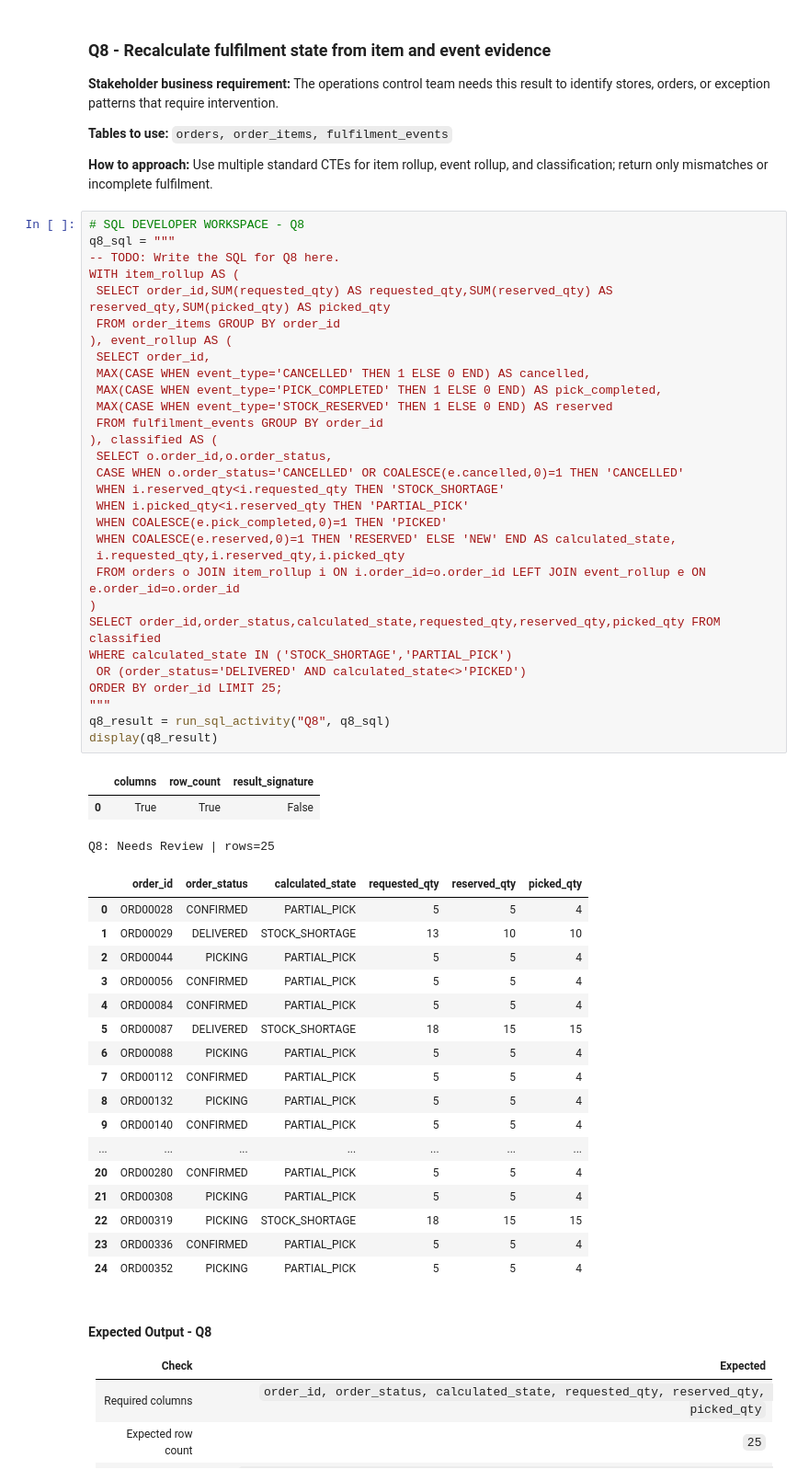
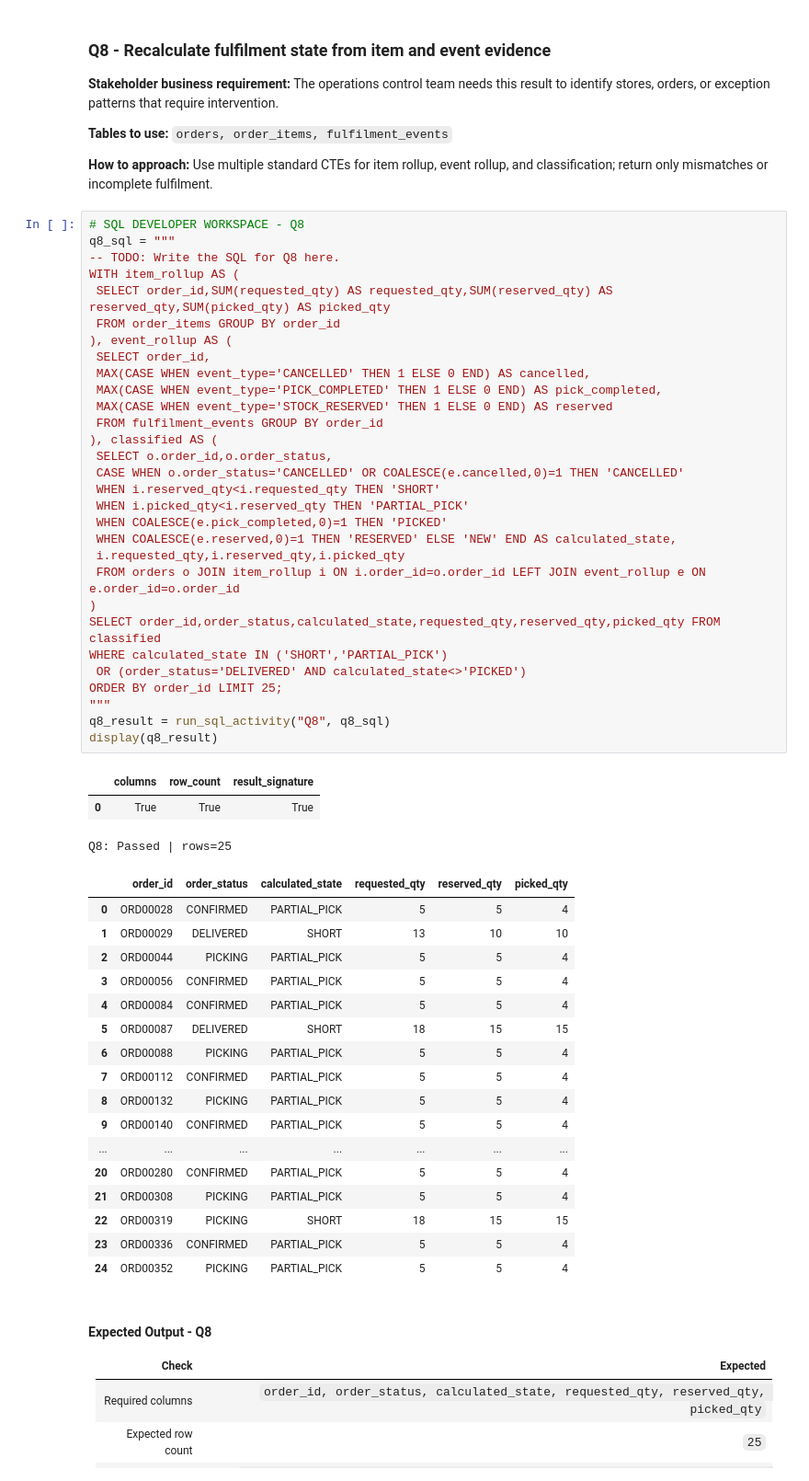
Before and after one commit to adhh0715/zepto-dark-store-stock-control, a Jupyter notebook: Zepto_Dark_Store_Order_Stock_Control.ipynb, the cells around one changed output. Shown at 92% size. Drawn from its saved outputs; the diff is of its cells as text.

```diff
--- a/Zepto_Dark_Store_Order_Stock_Control.ipynb
+++ b/Zepto_Dark_Store_Order_Stock_Control.ipynb
@@ -1718,42 +1718,42 @@ Q7: Passed | rows=4
 q8_sql = """
 -- TODO: Write the SQL for Q8 here.
 WITH item_rollup AS (
  SELECT order_id,SUM(requested_qty) AS requested_qty,SUM(reserved_qty) AS reserved_qty,SUM(picked_qty) AS picked_qty
  FROM order_items GROUP BY order_id
 ), event_rollup AS (
  SELECT order_id,
  MAX(CASE WHEN event_type='CANCELLED' THEN 1 ELSE 0 END) AS cancelled,
  MAX(CASE WHEN event_type='PICK_COMPLETED' THEN 1 ELSE 0 END) AS pick_completed,
  MAX(CASE WHEN event_type='STOCK_RESERVED' THEN 1 ELSE 0 END) AS reserved
  FROM fulfilment_events GROUP BY order_id
 ), classified AS (
  SELECT o.order_id,o.order_status,
  CASE WHEN o.order_status='CANCELLED' OR COALESCE(e.cancelled,0)=1 THEN 'CANCELLED'
- WHEN i.reserved_qty<i.requested_qty THEN 'STOCK_SHORTAGE'
+ WHEN i.reserved_qty<i.requested_qty THEN 'SHORT'
  WHEN i.picked_qty<i.reserved_qty THEN 'PARTIAL_PICK'
  WHEN COALESCE(e.pick_completed,0)=1 THEN 'PICKED'
  WHEN COALESCE(e.reserved,0)=1 THEN 'RESERVED' ELSE 'NEW' END AS calculated_state,
  i.requested_qty,i.reserved_qty,i.picked_qty
  FROM orders o JOIN item_rollup i ON i.order_id=o.order_id LEFT JOIN event_rollup e ON e.order_id=o.order_id
 )
 SELECT order_id,order_status,calculated_state,requested_qty,reserved_qty,picked_qty FROM classified
-WHERE calculated_state IN ('STOCK_SHORTAGE','PARTIAL_PICK')
+WHERE calculated_state IN ('SHORT','PARTIAL_PICK')
  OR (order_status='DELIVERED' AND calculated_state<>'PICKED')
 ORDER BY order_id LIMIT 25;
 """
 q8_result = run_sql_activity("Q8", q8_sql)
 display(q8_result)
 # %% [output]
 |  | columns | row_count | result_signature |
-| 0 | True | True | False |
+| 0 | True | True | True |
-Q8: Needs Review | rows=25
+Q8: Passed | rows=25
 |  | order_id | order_status | calculated_state | requested_qty | reserved_qty | picked_qty |
 | 0 | ORD00028 | CONFIRMED | PARTIAL_PICK | 5 | 5 | 4 |
-| 1 | ORD00029 | DELIVERED | STOCK_SHORTAGE | 13 | 10 | 10 |
+| 1 | ORD00029 | DELIVERED | SHORT | 13 | 10 | 10 |
 | 2 | ORD00044 | PICKING | PARTIAL_PICK | 5 | 5 | 4 |
 | 3 | ORD00056 | CONFIRMED | PARTIAL_PICK | 5 | 5 | 4 |
 | 4 | ORD00084 | CONFIRMED | PARTIAL_PICK | 5 | 5 | 4 |
-| 5 | ORD00087 | DELIVERED | STOCK_SHORTAGE | 18 | 15 | 15 |
+| 5 | ORD00087 | DELIVERED | SHORT | 18 | 15 | 15 |
 | 6 | ORD00088 | PICKING | PARTIAL_PICK | 5 | 5 | 4 |
 | 7 | ORD00112 | CONFIRMED | PARTIAL_PICK | 5 | 5 | 4 |
 | 8 | ORD00132 | PICKING | PARTIAL_PICK | 5 | 5 | 4 |
@@ -1761,7 +1761,7 @@ Q8: Needs Review | rows=25
 | ... | ... | ... | ... | ... | ... | ... |
 | 20 | ORD00280 | CONFIRMED | PARTIAL_PICK | 5 | 5 | 4 |
 | 21 | ORD00308 | PICKING | PARTIAL_PICK | 5 | 5 | 4 |
-| 22 | ORD00319 | PICKING | STOCK_SHORTAGE | 18 | 15 | 15 |
+| 22 | ORD00319 | PICKING | SHORT | 18 | 15 | 15 |
 | 23 | ORD00336 | CONFIRMED | PARTIAL_PICK | 5 | 5 | 4 |
 | 24 | ORD00352 | PICKING | PARTIAL_PICK | 5 | 5 | 4 |
 # %% [markdown]
```
Also changed, not shown: parts of 5 cells of this notebook.
